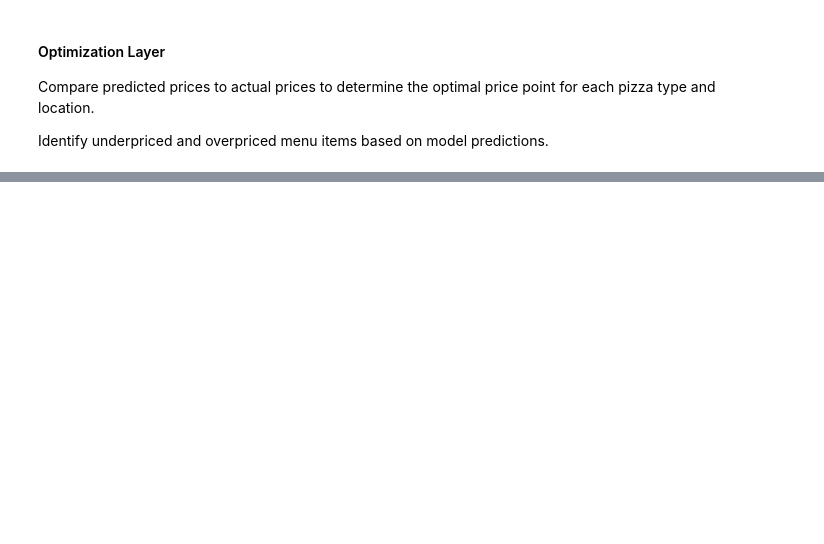
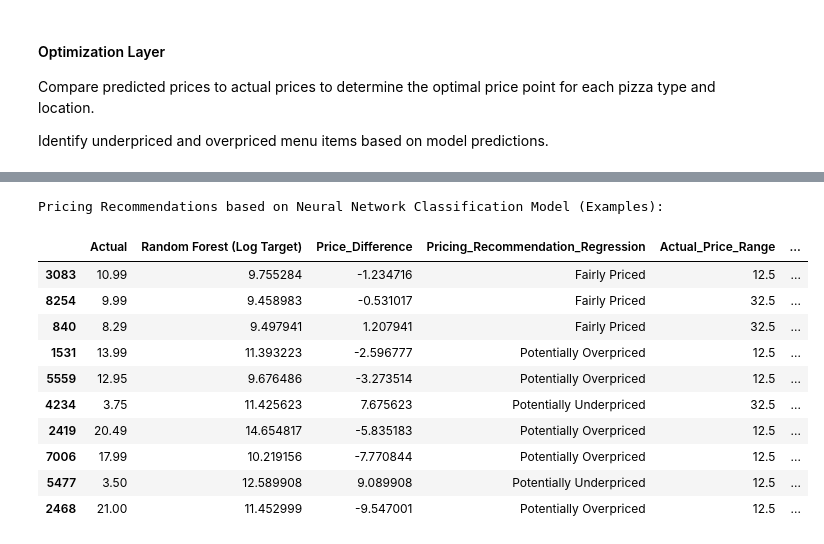
Before and after one commit to arjunvenkateshusd/ads505, a Jupyter notebook: ads505_FinalProj.ipynb, the cells around one changed output, grey strips where cells are left out. Drawn from its saved outputs; the diff is of its cells as text; code cells hidden in the pictures; blank space fills up the shorter version.

Commit message:
conclusion and results

```diff
--- a/ads505_FinalProj.ipynb
+++ b/ads505_FinalProj.ipynb
@@ -1509,0 +1702,24 @@ Recommendations on raising or lowering prices for specific pizza types and locat
+# %%
+# Based on the metrics_df, Random Forest (Log Target) had the lowest RMSE and highest R².
+# So we will use the predictions from the Random Forest Regressor for optimization.
+# The predictions are already available in the results_all_pred DataFrame.
+
+# Add actual prices to the validation predictions DataFrame for comparison
+optimization_df = results_all_pred[['Actual', 'Random Forest (Log Target)']].copy()
+
+# Calculate the difference between predicted and actual prices
+optimization_df['Price_Difference'] = optimization_df['Random Forest (Log Target)'] - optimization_df['Actual']
+
+# Identify potentially underpriced and overpriced items based on a threshold (chosen 2 as aribtrary threshold)
+# A positive difference suggests the item might be underpriced
+# A negative difference suggests the item might be overpriced
+underpriced_threshold = 2 # Example threshold
+overpriced_threshold = -2
+
+optimization_df['Pricing_Recommendation_Regression'] = 'Fairly Priced'
+optimization_df.loc[optimization_df['Price_Difference'] > underpriced_threshold, 'Pricing_Recommendation_Regression'] = 'Potentially Underpriced'
+optimization_df.loc[optimization_df['Price_Difference'] < overpriced_threshold, 'Pricing_Recommendation_Regression'] = 'Potentially Overpriced'
+
+# Display some examples of recommendations
+print("Pricing Recommendations based on Random Forest Regression Model (Examples):")
+display(optimization_df.head(10))
@@ -1509,0 +1743,23 @@ Recommendations on raising or lowering prices for specific pizza types and locat
+# %%
+# Add actual and predicted price ranges to the optimization DataFrame
+optimization_df['Actual_Price_Range'] = valid_y_clf.astype(str)
+optimization_df['Predicted_Price_Range'] = valid_predictions_nn_clf.astype(str)
+
+# Identify items where the predicted price range differs from the actual price range
+optimization_df['Pricing_Recommendation_Classification'] = 'Within Predicted Range'
+optimization_df.loc[optimization_df['Actual_Price_Range'] != optimization_df['Predicted_Price_Range'], 'Pricing_Recommendation_Classification'] = f'Predicted: ' + optimization_df['Predicted_Price_Range']
+print("\nPricing Recommendations based on Neural Network Classification Model (Examples):")
+display(optimization_df.head(10))
+# %% [output]
+Pricing Recommendations based on Neural Network Classification Model (Examples):
+|  | Actual | Random Forest (Log Target) | Price_Difference | Pricing_Recommendation_Regression | Actual_Price_Range | ... |
+| 3083 | 10.99 | 9.755284 | -1.234716 | Fairly Priced | 12.5 | ... |
+| 8254 | 9.99 | 9.458983 | -0.531017 | Fairly Priced | 32.5 | ... |
+| 840 | 8.29 | 9.497941 | 1.207941 | Fairly Priced | 32.5 | ... |
+| 1531 | 13.99 | 11.393223 | -2.596777 | Potentially Overpriced | 12.5 | ... |
+| 5559 | 12.95 | 9.676486 | -3.273514 | Potentially Overpriced | 12.5 | ... |
+| 4234 | 3.75 | 11.425623 | 7.675623 | Potentially Underpriced | 32.5 | ... |
+| 2419 | 20.49 | 14.654817 | -5.835183 | Potentially Overpriced | 12.5 | ... |
+| 7006 | 17.99 | 10.219156 | -7.770844 | Potentially Overpriced | 12.5 | ... |
+| 5477 | 3.50 | 12.589908 | 9.089908 | Potentially Underpriced | 12.5 | ... |
+| 2468 | 21.00 | 11.452999 | -9.547001 | Potentially Overpriced | 12.5 | ... |
```
Also changed, not shown: parts of 42 cells of this notebook.
